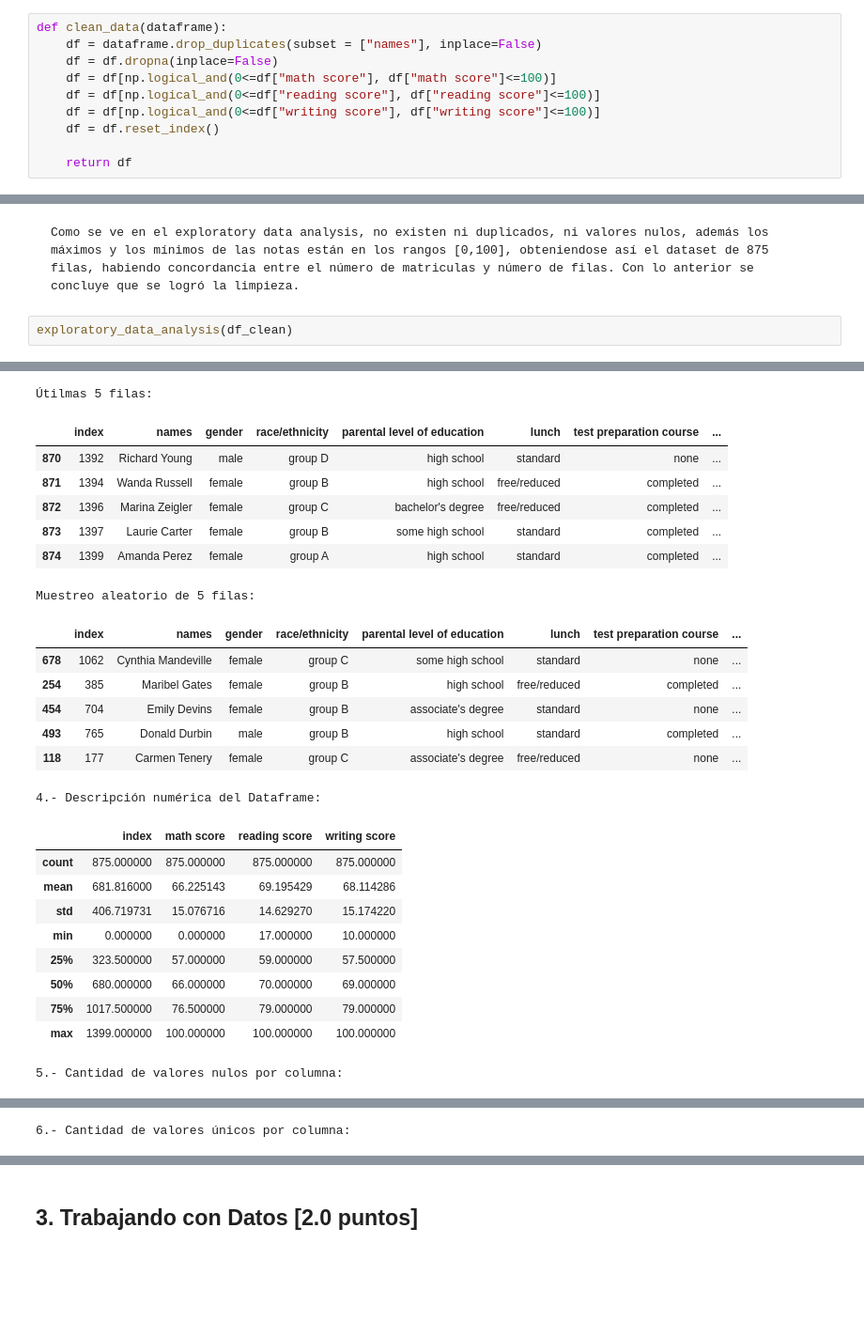
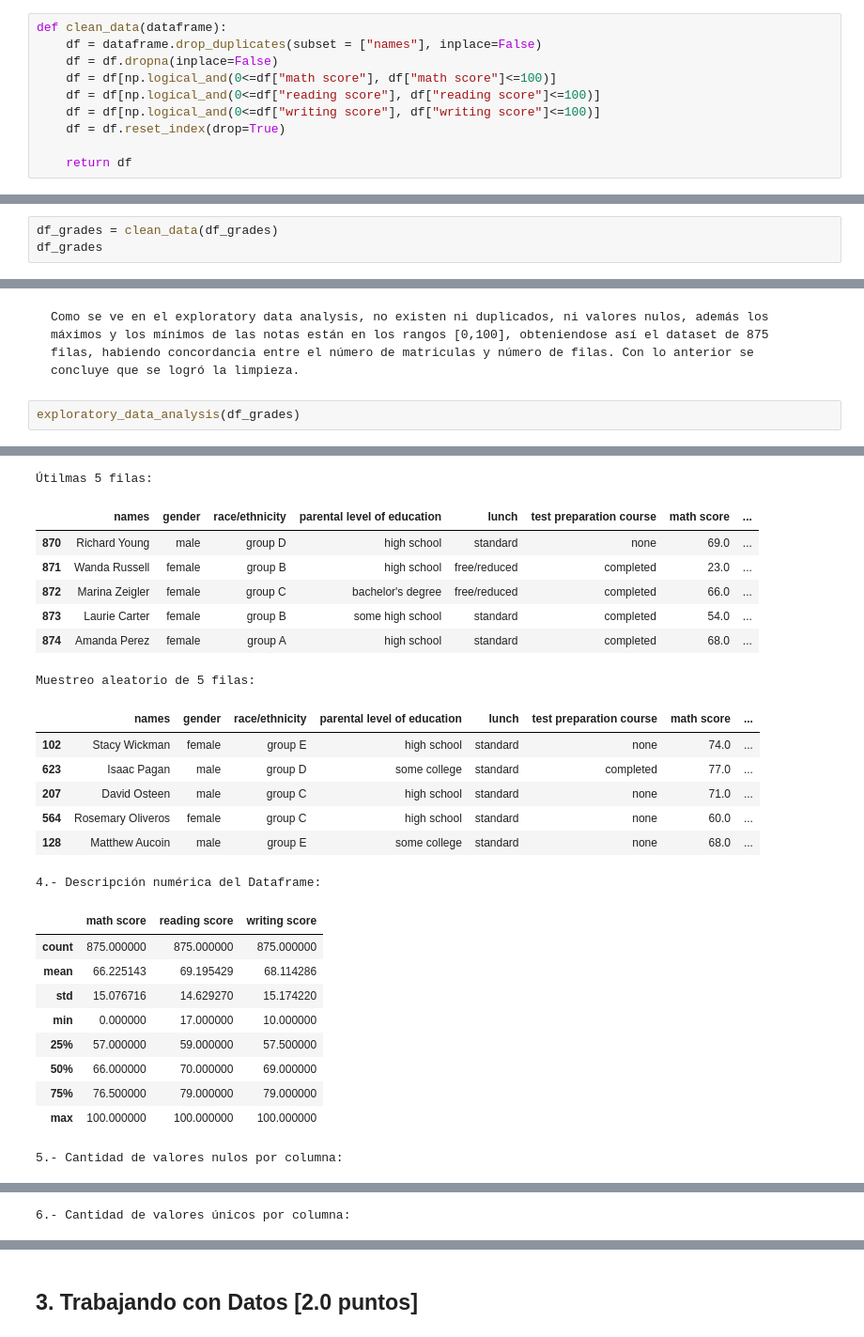
Before and after one commit to sbstnvsqz0/MDS7202, a Jupyter notebook: Laboratorios/Laboratorio_3/Lab3.ipynb, the cells around one changed output, grey strips where cells are left out. Shown: that part at 94% size. Cells and saved outputs as stored; diff of their text form; blank space fills up the shorter version.

````diff
--- a/Laboratorios/Laboratorio_3/Lab3.ipynb
+++ b/Laboratorios/Laboratorio_3/Lab3.ipynb
@@ -406,6 +406,6 @@ def clean_data(dataframe):
     df = df[np.logical_and(0<=df["math score"], df["math score"]<=100)]
     df = df[np.logical_and(0<=df["reading score"], df["reading score"]<=100)]
     df = df[np.logical_and(0<=df["writing score"], df["writing score"]<=100)]
-    df = df.reset_index()
+    df = df.reset_index(drop=True)
 
     return df
@@ -428,0 +412,3 @@ display(df_clean)
+# %%
+df_grades = clean_data(df_grades)
+df_grades
@@ -433,5 +433,5 @@ display(df_clean)
 Como se ve en el exploratory data analysis, no existen ni duplicados, ni valores nulos, además los máximos y los mínimos de las notas están en los rangos [0,100], obteniendose así el dataset de 875 filas, habiendo concordancia entre el número de matriculas y número de filas. Con lo anterior se concluye que se logró la limpieza.
 ```
 # %%
-exploratory_data_analysis(df_clean)
+exploratory_data_analysis(df_grades)
 # %% [output]
@@ -451,25 +450,25 @@ Primeras 5 filas:
 Útilmas 5 filas:
-|  | index | names | gender | race/ethnicity | parental level of education | lunch | test preparation course | ... |
-| 870 | 1392 | Richard Young | male | group D | high school | standard | none | ... |
-| 871 | 1394 | Wanda Russell | female | group B | high school | free/reduced | completed | ... |
-| 872 | 1396 | Marina Zeigler | female | group C | bachelor's degree | free/reduced | completed | ... |
-| 873 | 1397 | Laurie Carter | female | group B | some high school | standard | completed | ... |
-| 874 | 1399 | Amanda Perez | female | group A | high school | standard | completed | ... |
+|  | names | gender | race/ethnicity | parental level of education | lunch | test preparation course | math score | ... |
+| 870 | Richard Young | male | group D | high school | standard | none | 69.0 | ... |
+| 871 | Wanda Russell | female | group B | high school | free/reduced | completed | 23.0 | ... |
+| 872 | Marina Zeigler | female | group C | bachelor's degree | free/reduced | completed | 66.0 | ... |
+| 873 | Laurie Carter | female | group B | some high school | standard | completed | 54.0 | ... |
+| 874 | Amanda Perez | female | group A | high school | standard | completed | 68.0 | ... |
 Muestreo aleatorio de 5 filas:
-|  | index | names | gender | race/ethnicity | parental level of education | lunch | test preparation course | ... |
-| 678 | 1062 | Cynthia Mandeville | female | group C | some high school | standard | none | ... |
-| 254 | 385 | Maribel Gates | female | group B | high school | free/reduced | completed | ... |
-| 454 | 704 | Emily Devins | female | group B | associate's degree | standard | none | ... |
-| 493 | 765 | Donald Durbin | male | group B | high school | standard | completed | ... |
-| 118 | 177 | Carmen Tenery | female | group C | associate's degree | free/reduced | none | ... |
+|  | names | gender | race/ethnicity | parental level of education | lunch | test preparation course | math score | ... |
+| 102 | Stacy Wickman | female | group E | high school | standard | none | 74.0 | ... |
+| 623 | Isaac Pagan | male | group D | some college | standard | completed | 77.0 | ... |
+| 207 | David Osteen | male | group C | high school | standard | none | 71.0 | ... |
+| 564 | Rosemary Oliveros | female | group C | high school | standard | none | 60.0 | ... |
+| 128 | Matthew Aucoin | male | group E | some college | standard | none | 68.0 | ... |
 4.- Descripción numérica del Dataframe:
-|  | index | math score | reading score | writing score |
-| count | 875.000000 | 875.000000 | 875.000000 | 875.000000 |
-| mean | 681.816000 | 66.225143 | 69.195429 | 68.114286 |
-| std | 406.719731 | 15.076716 | 14.629270 | 15.174220 |
-| min | 0.000000 | 0.000000 | 17.000000 | 10.000000 |
-| 25% | 323.500000 | 57.000000 | 59.000000 | 57.500000 |
-| 50% | 680.000000 | 66.000000 | 70.000000 | 69.000000 |
-| 75% | 1017.500000 | 76.500000 | 79.000000 | 79.000000 |
-| max | 1399.000000 | 100.000000 | 100.000000 | 100.000000 |
+|  | math score | reading score | writing score |
+| count | 875.000000 | 875.000000 | 875.000000 |
+| mean | 66.225143 | 69.195429 | 68.114286 |
+| std | 15.076716 | 14.629270 | 15.174220 |
+| min | 0.000000 | 17.000000 | 10.000000 |
+| 25% | 57.000000 | 59.000000 | 57.500000 |
+| 50% | 66.000000 | 70.000000 | 69.000000 |
+| 75% | 76.500000 | 79.000000 | 79.000000 |
+| max | 100.000000 | 100.000000 | 100.000000 |
 5.- Cantidad de valores nulos por columna:
````
Also changed, not shown: parts of 27 cells of this notebook.
